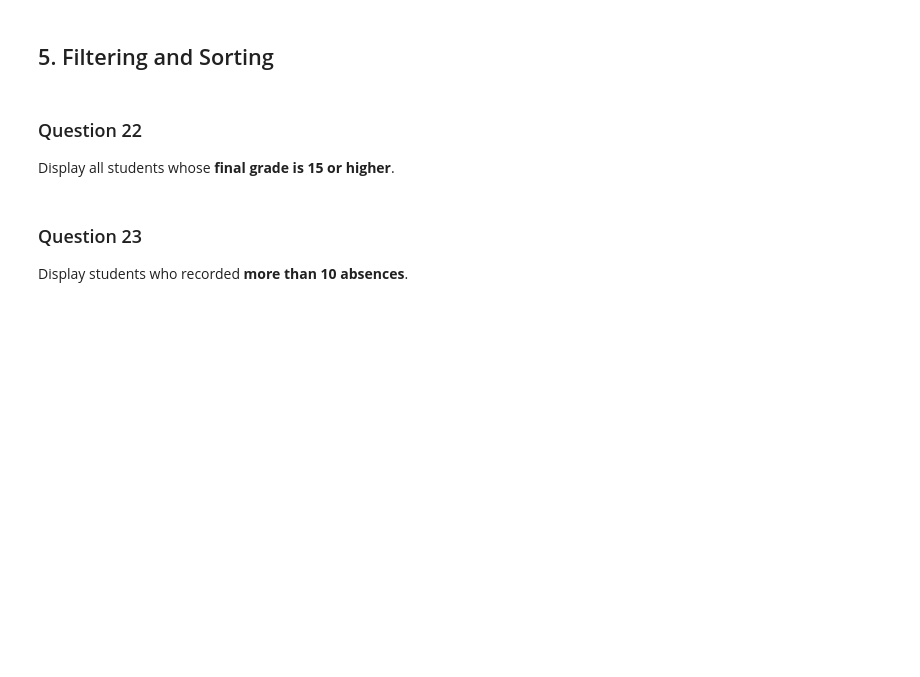
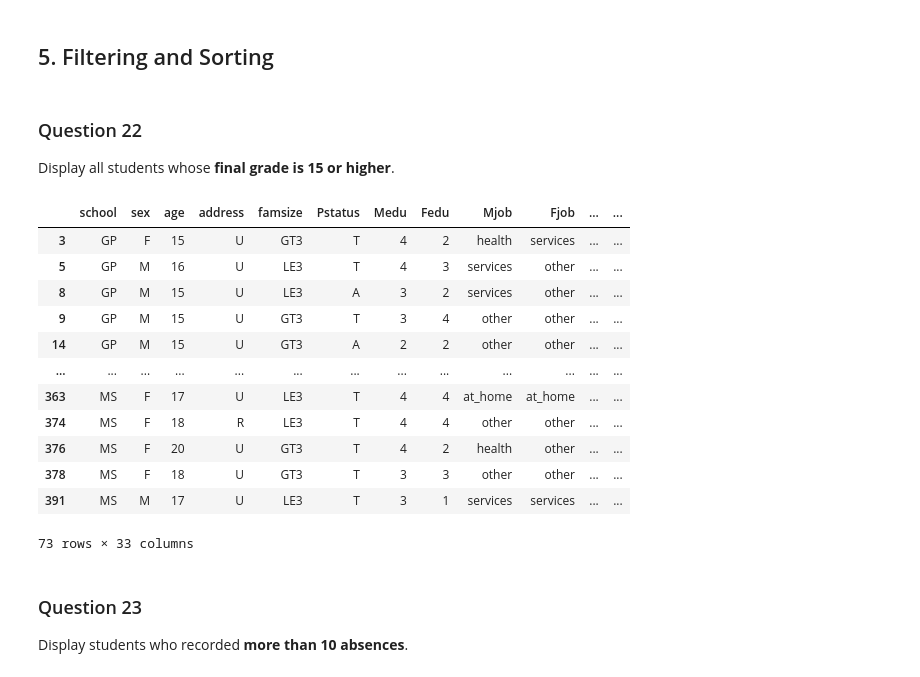
Before and after one commit to sumitshinde4585/Liha-tech-Assignments, a Jupyter notebook: Data-Science-Assignments-main/Assignment 4/Student_Performance_Beginner_to_Intermediate_Pandas_Practice.ipynb, the cells around one changed output. Drawn from its saved outputs; the diff is of its cells as text; code cells hidden in the pictures; blank space fills up the shorter version.

```diff
--- a/Data-Science-Assignments-main/Assignment 4/Student_Performance_Beginner_to_Intermediate_Pandas_Practice.ipynb
+++ b/Data-Science-Assignments-main/Assignment 4/Student_Performance_Beginner_to_Intermediate_Pandas_Practice.ipynb
@@ -120,6 +329,22 @@ Find the **maximum number of absences** and the **minimum final grade**.
 # %% [markdown]
 ### Question 22
 Display all students whose **final grade is 15 or higher**.
+# %%
+df[df['G3'] >=15]
+# %% [output]
+|  | school | sex | age | address | famsize | Pstatus | Medu | Fedu | Mjob | Fjob | ... | ... |
+| 3 | GP | F | 15 | U | GT3 | T | 4 | 2 | health | services | ... | ... |
+| 5 | GP | M | 16 | U | LE3 | T | 4 | 3 | services | other | ... | ... |
+| 8 | GP | M | 15 | U | LE3 | A | 3 | 2 | services | other | ... | ... |
+| 9 | GP | M | 15 | U | GT3 | T | 3 | 4 | other | other | ... | ... |
+| 14 | GP | M | 15 | U | GT3 | A | 2 | 2 | other | other | ... | ... |
+| ... | ... | ... | ... | ... | ... | ... | ... | ... | ... | ... | ... | ... |
+| 363 | MS | F | 17 | U | LE3 | T | 4 | 4 | at_home | at_home | ... | ... |
+| 374 | MS | F | 18 | R | LE3 | T | 4 | 4 | other | other | ... | ... |
+| 376 | MS | F | 20 | U | GT3 | T | 4 | 2 | health | other | ... | ... |
+| 378 | MS | F | 18 | U | GT3 | T | 3 | 3 | other | other | ... | ... |
+| 391 | MS | M | 17 | U | LE3 | T | 3 | 1 | services | services | ... | ... |
+73 rows × 33 columns
 # %% [markdown]
 ### Question 23
 Display students who recorded **more than 10 absences**.
```
Also changed, not shown: parts of 39 cells of this notebook, 1 other file.
